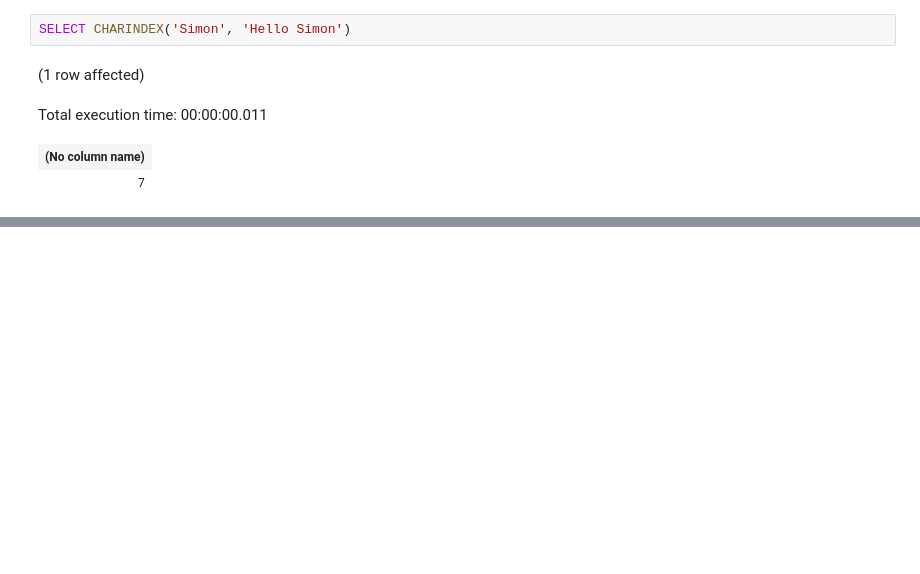
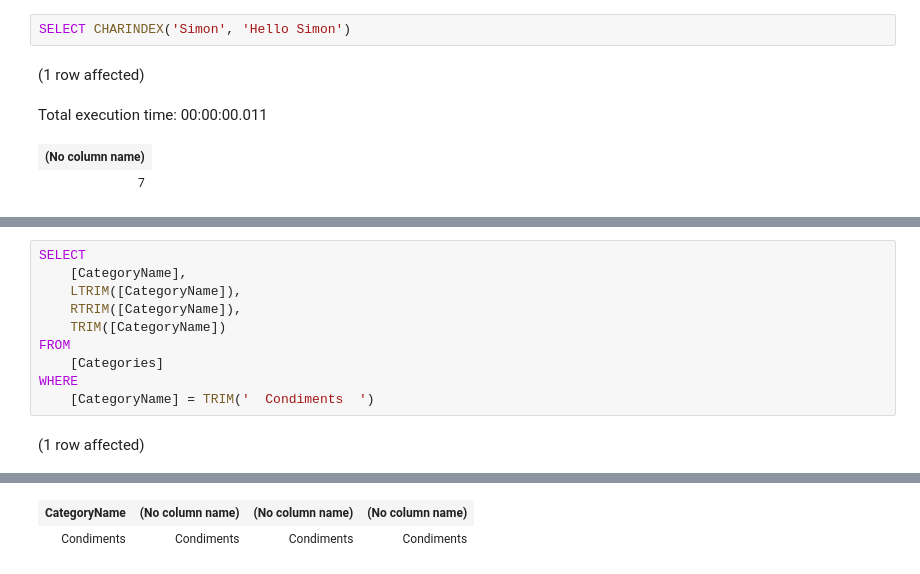
Before and after one commit to Simonsbs/D290323ER_SQL, a Jupyter notebook: CommonFunctions.ipynb, the cells around one changed output, grey strips where cells are left out. Saved outputs shown, nothing was run; the diff lists cells and outputs as text; blank space fills up the shorter version.

```diff
--- a/CommonFunctions.ipynb
+++ b/CommonFunctions.ipynb
@@ -90,0 +131,12 @@ Total execution time: 00:00:00.013
+# %%
+SELECT
+    [CategoryName],
+    LTRIM([CategoryName]),
+    RTRIM([CategoryName]),
+    TRIM([CategoryName])
+FROM
+    [Categories]
+WHERE
+    [CategoryName] = TRIM('  Condiments  ')
+# %% [output]
+(1 row affected)
@@ -90,0 +144,2 @@ Total execution time: 00:00:00.013
+| CategoryName | (No column name) | (No column name) | (No column name) |
+| Condiments | Condiments | Condiments | Condiments |
```
Also changed, not shown: parts of 7 cells of this notebook, 1 other file.
